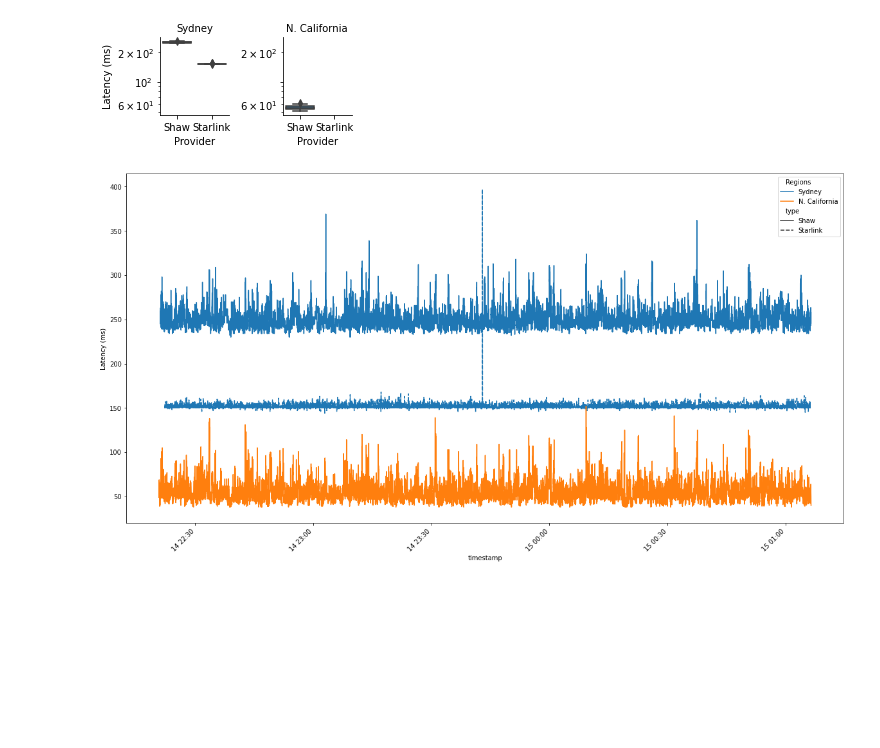
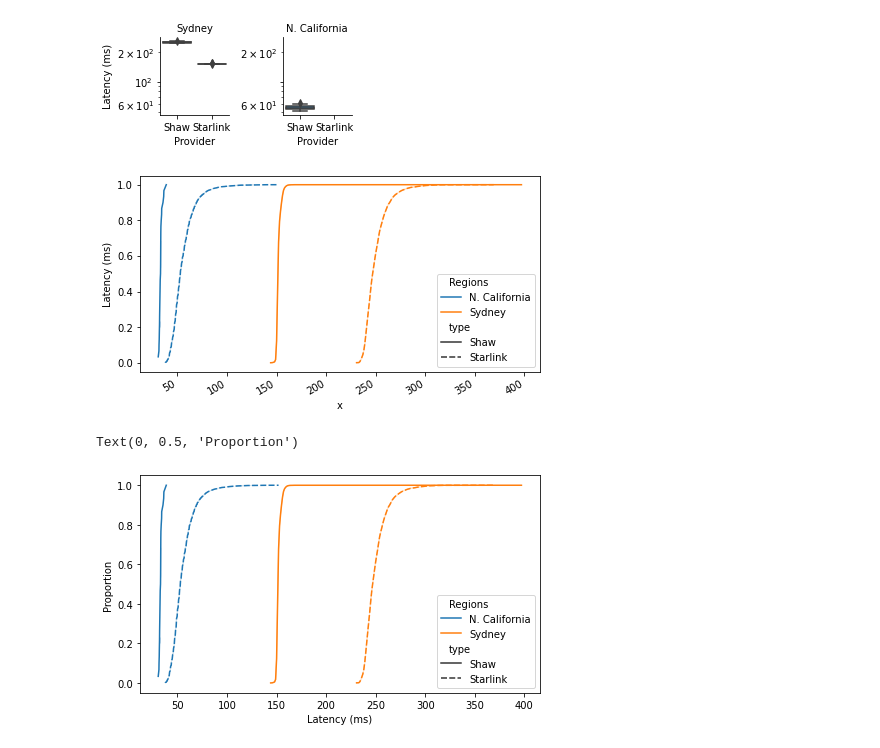
Before and after one commit to Starlink-Measurement/starlink-plot, a Jupyter notebook: plot_ping.ipynb, the cells around one changed output. Drawn from its saved outputs; the diff is of its cells as text; code cells hidden in the pictures; blank space fills up the shorter version.

Commit message:
Add CDF graph to pings

```diff
--- a/plot_ping.ipynb
+++ b/plot_ping.ipynb
@@ -32,8 +32,15 @@ from dateutil import tz
 # %%
 N_STARLINK = 'Starlink'
 N_SHAW = 'Shaw'
+src_dirs = ['data/trad_ping_2022-04-14', 'data/starlink_ping_2022-04-14']
+
+#matplotlib.use("pgf")
+matplotlib.rcParams.update({
+    "pgf.texsystem": "pdflatex",
+    'font.family': 'serif',
+    'text.usetex': True,
+    'pgf.rcfonts': False,
+})
-# %%
-src_dirs = ['data/starlink_ping_2022-04-14/', 'data/trad_ping_2022-04-14/']
 # %%
 from common import combine_csvs
 # %%
@@ -45,7 +52,7 @@ for folder in src_dirs:
         df_temp = combine_csvs(glob.glob(pattern, recursive=True), 3)
         df_temp.index = pd.to_datetime(df_temp.index, unit='s')
         df_temp = df_temp.iloc[:,[2]]
-        df_temp.rename(columns={df_temp.columns[0]: f"{folder}_{region.name}"}, inplace=True)
+        df_temp.rename(columns={df_temp.columns[0]: os.path.join(folder, region.name)}, inplace=True)
 
         df = df.merge(df_temp, how='outer', left_index=True, right_index=True)
 # %% [output]
@@ -133,8 +178,12 @@ df_unstacked = df_processed.unstack().reset_index(name='latency')
 N_REGIONS = 'Regions'
 N_TIMESTAMP = 'timestamp'
 N_TYPE = 'type'
-df_unstacked.dropna(inplace=True)
 df_unstacked.rename(columns={'level_0': N_TYPE, 'level_1': N_REGIONS, 'level_2': N_TIMESTAMP},
         inplace=True)
+df_unstacked.dropna(inplace=True)
+df_unstacked.reset_index(drop=True, inplace=True)
+#df_unstacked['hour'] = df_unstacked.timestamp.dt.to_period('H')
+#df_unstacked = df_unstacked.set_index(['hour', N_TIMESTAMP])
+#df_unstacked = df_unstacked.pivot_table(index='hour', columns=[N_TYPE, N_REGIONS, N_TIMESTAMP], values='latency')
 df_unstacked
 # %% [output]
@@ -166,17 +235,23 @@ g.tight_layout()
 [figure]
 # %%
 #fig, ax = plt.subplots(figsize=(3.5,2))
-fig, ax = plt.subplots(figsize=(20,10))
-#ax.xaxis.update_units(df.index)
-sns.lineplot(data=df_unstacked, x=N_TIMESTAMP, y="latency", hue=N_REGIONS, style=N_TYPE)
+fig, ax = plt.subplots(figsize=(7.16,4))
+#fig, ax = plt.subplots(figsize=(20,10))
 
-for label in ax.get_xticklabels():
-    label.set_rotation(45)
-    label.set_ha('right')
+g = sns.lineplot(data=df_unstacked, x=N_TIMESTAMP, y="latency", hue=N_REGIONS, style=N_TYPE)
+g.figure.autofmt_xdate()
 ax.set_ylabel('Latency (ms)')
-
-filename = 'output/out_plot'
-plt.savefig(f'{filename}.png', bbox_inches='tight')
-plt.show()
 # %% [output]
-[figure, old version]
+[figure, new version]
+# %%
+#fig, ax = plt.subplots(figsize=(3.5,2))
+fig, ax = plt.subplots(figsize=(7.16,4))
+#fig, ax = plt.subplots(figsize=(20,10))
+
+#g = sns.ecdfplot(data=df_unstacked, x='latency', hue='Type Region', ax=ax)
+g = sns.lineplot(data=df_cdf, x='x', y="y", hue=N_REGIONS, style=N_TYPE, ax=ax)
+ax.set_xlabel('Latency (ms)')
+ax.set_ylabel('Proportion')
+# %% [output]
+Text(0, 0.5, 'Proportion')
+[figure, added]
```
Also changed, not shown: parts of 12 cells of this notebook.
